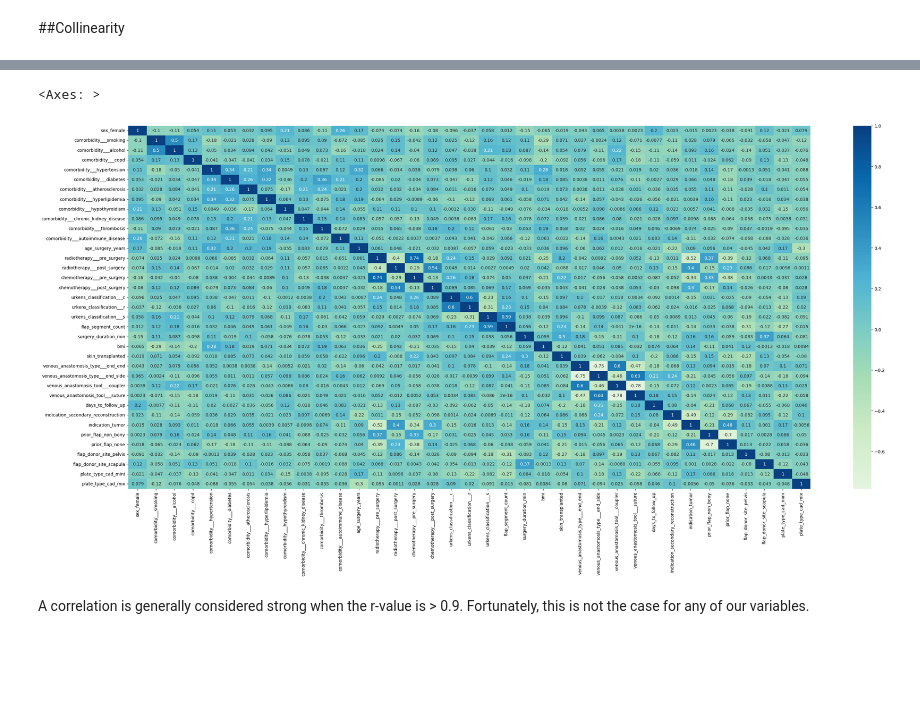
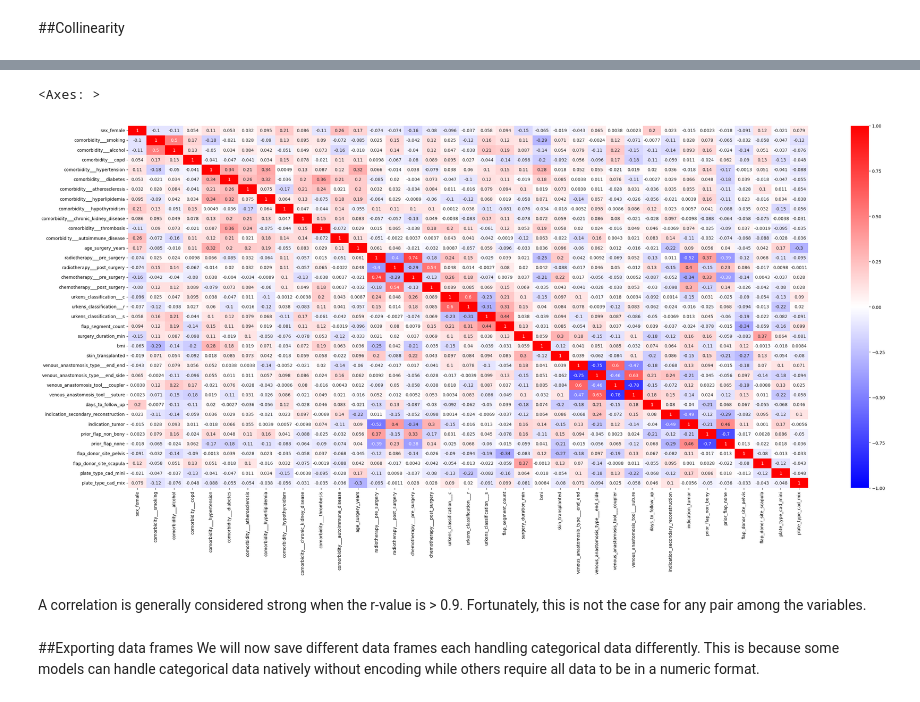
Before and after one commit to philipp-lampert/mymandible, a Jupyter notebook: data_science/03_feature_engineering.ipynb, the cells around one changed output, grey strips where cells are left out. Drawn from its saved outputs; the diff is of its cells as text; code cells hidden in the pictures; blank space fills up the shorter version.

```diff
--- a/data_science/03_feature_engineering.ipynb
+++ b/data_science/03_feature_engineering.ipynb
@@ -153,5 +164,6 @@ For this variable, there is a better way than to group categories. While it woul
 # %%
 label_mapping = {'one': 1, 'two': 2, 'three': 3, 'four': 4}
 
-df['flap_segment_count'] = df['flap_segment_count'].map(label_mapping).astype('UInt8')
+df_encoded = df
+df_encoded['flap_segment_count'] = df_encoded['flap_segment_count'].map(label_mapping).astype('UInt8')
 # %% [markdown]
@@ -159,12 +171,12 @@ Let's now do the same again for high prevalence columns > 95%.
 # %%
-first_outcome_var = df.columns.get_loc('flap_revision')
-predictors = df.columns[:first_outcome_var].tolist() #Update predictor list
+first_outcome_var = df_encoded.columns.get_loc('flap_revision')
+predictors = df_encoded.columns[:first_outcome_var].tolist() #Update predictor list
 
-categorical_columns = df[predictors].select_dtypes('category').columns.tolist()
+categorical_columns = df_encoded[predictors].select_dtypes('category').columns.tolist()
 high_prevalence_levels =[]
 
 for column in categorical_columns:
-    level_percentages = df[column].value_counts(normalize=True)
+    level_percentages = df_encoded[column].value_counts(normalize=True)
     if any(level_percentages > 0.95):
         high_prevalence_levels.append(column)
 
@@ -176,2 +190,20 @@ There are no categorical levels with a prevalence > 95%.
+# %%
+first_outcome_var = df_encoded.columns.get_loc('flap_revision')
+predictors = df_encoded.columns[:first_outcome_var].tolist()
+outcomes = df_encoded.columns[first_outcome_var:].tolist()
+df_outcomes = df_encoded[outcomes]
+
+df_encoded_all_levels = pd.get_dummies(df_encoded[predictors], columns=categorical_columns, drop_first=False)
+df_encoded_all_levels = df_encoded_all_levels.join(df_outcomes)
+
+df_encoded_dropped_first = pd.get_dummies(df_encoded[predictors], columns=categorical_columns, drop_first=True)
+df_encoded_dropped_first = df_encoded_dropped_first.join(df_outcomes)
 # %% [markdown]
 ##Collinearity
+# %%
+first_outcome_var = df_encoded_dropped_first.columns.get_loc('flap_revision')
+predictors = df_encoded_dropped_first.columns[:first_outcome_var].tolist()
+
+exclude = df_encoded_dropped_first[predictors].filter(like='___none').columns.tolist() #Remove first level of variables to avoid mulicollinearity
+exclude.extend(['weight_kg', 'height_cm']) #Remove weight and height as they correlate with bmi
+columns = [col for col in df_encoded_dropped_first[predictors].columns if col not in exclude]
@@ -178,16 +230,13 @@ There are no categorical levels with a prevalence > 95%.
 # %%
-df_ohe = pd.get_dummies(df[predictors], drop_first=True)
-
-exclude = df_ohe.filter(like='___none').columns.tolist()
-exclude.extend(['weight_kg', 'height_cm'])
-columns = [col for col in df_ohe.columns if col not in exclude]
-
-corr = df_ohe[columns].corr(numeric_only=False)
+corr = df_encoded_dropped_first[columns].corr(numeric_only=False)
 fig, ax = plt.subplots()
 fig.set_size_inches(35, 15)
-sns.heatmap(corr, annot=True, cmap="GnBu", center=0, ax=ax)
+sns.heatmap(corr, annot=True, cmap="bwr", center=0, vmin=-1, vmax=1, ax=ax)
 # %% [output]
 <Axes: >
-[figure, old version]
+[figure, new version]
 # %% [markdown]
-A correlation is generally considered strong when the r-value is > 0.9. Fortunately, this is not the case for any of our variables.
+A correlation is generally considered strong when the r-value is > 0.9. Fortunately, this is not the case for any pair among the variables.
+# %% [markdown]
+##Exporting data frames
+We will now save different data frames each handling categorical data differently. This is because some models can handle categorical data natively without encoding while others require all data to be in a numeric format.
```
Also changed, not shown: parts of 10 cells of this notebook.
